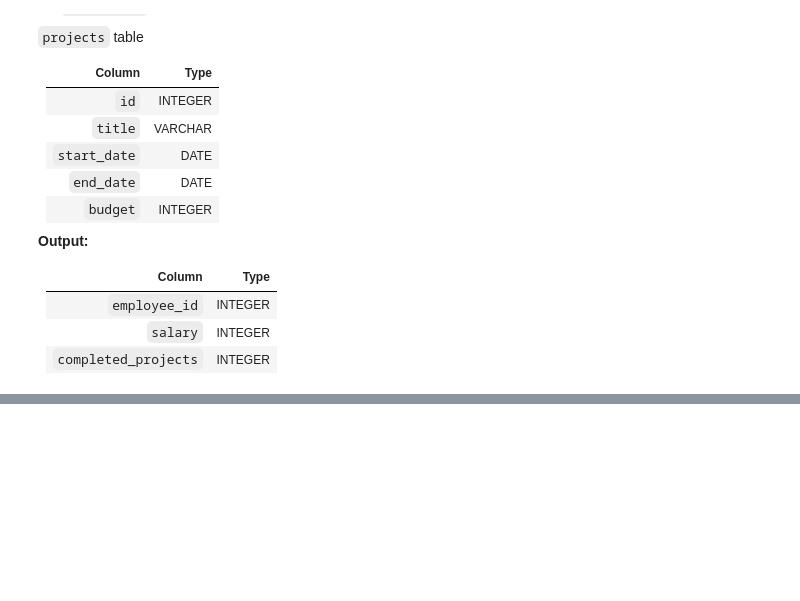
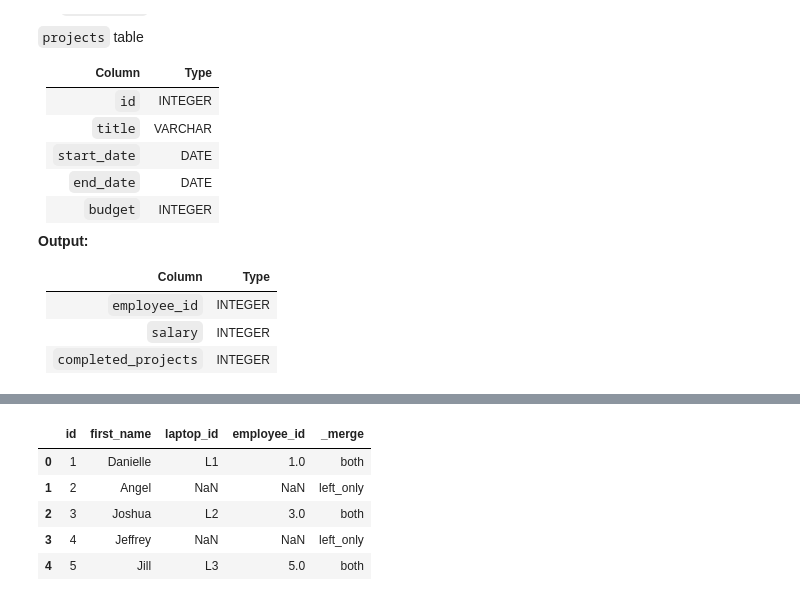
Before and after one commit to ejazanwar572/Interview, a Jupyter notebook: Python/14_days_of_pandas/Medium/16_lowest_paid.ipynb, the cells around one changed output, grey strips where cells are left out. Saved outputs shown, nothing was run; the diff lists cells and outputs as text; code cells hidden in the pictures; blank space fills up the shorter version.

```diff
--- a/Python/14_days_of_pandas/Medium/16_lowest_paid.ipynb
+++ b/Python/14_days_of_pandas/Medium/16_lowest_paid.ipynb
@@ -84,0 +198,26 @@ def solution():
+# %%
+new_employees_data = {
+    'id': [1, 2, 3, 4, 5],
+    'first_name': ['Danielle', 'Angel', 'Joshua', 'Jeffrey', 'Jill']
+}
+new_employees = pd.DataFrame(new_employees_data)
+
+assigned_laptops_data = {
+    'laptop_id': ['L1', 'L2', 'L3'],
+    'employee_id': [1, 3, 5]  # Angel (2) and Jeffrey (4) are missing
+}
+assigned_laptops = pd.DataFrame(assigned_laptops_data)
+
+# Write your code here
+df = pd.merge(new_employees,assigned_laptops,left_on='id',right_on='employee_id',how='left',indicator=True)
+
+# df = df[df['laptop_id'].isnull()]
+
+display(df)
+# %% [output]
+|  | id | first_name | laptop_id | employee_id | _merge |
+| 0 | 1 | Danielle | L1 | 1.0 | both |
+| 1 | 2 | Angel | NaN | NaN | left_only |
+| 2 | 3 | Joshua | L2 | 3.0 | both |
+| 3 | 4 | Jeffrey | NaN | NaN | left_only |
+| 4 | 5 | Jill | L3 | 5.0 | both |
```
Also changed, not shown: parts of 39 cells of this notebook, 52 other files.
